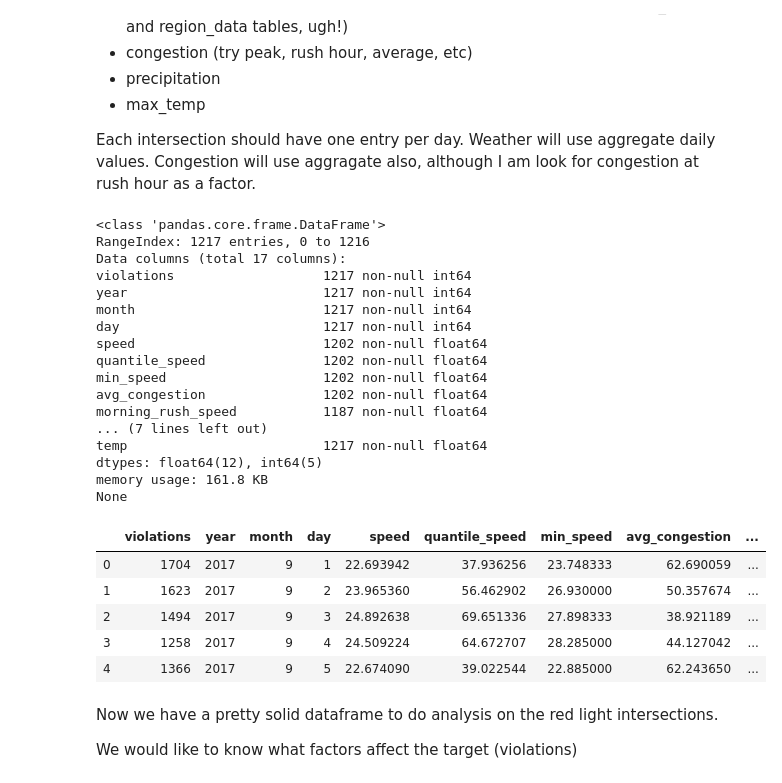
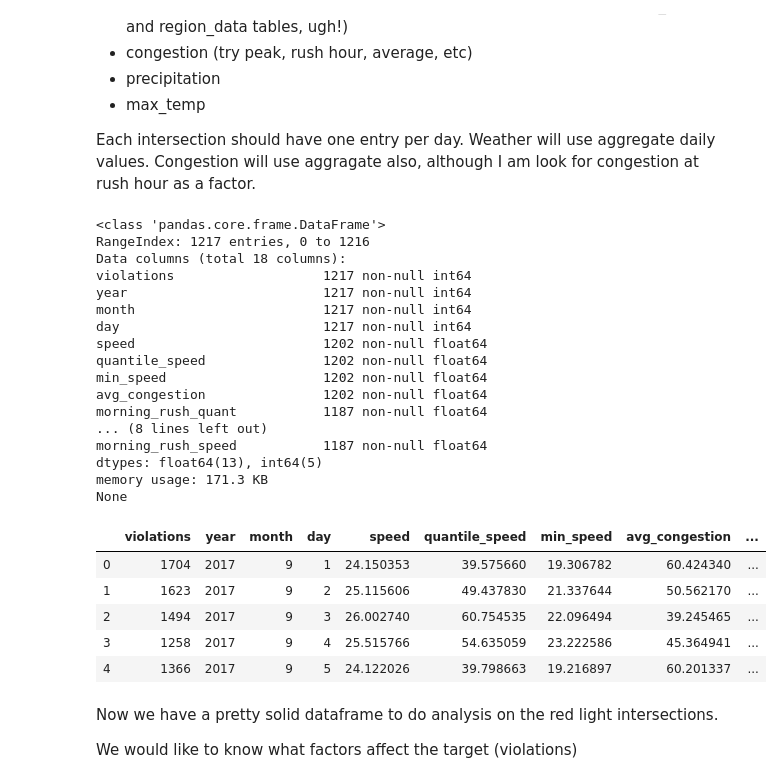
Before and after one commit to sciencelee/chicago-red-light-cameras, a Jupyter notebook: 03-linreg-models.ipynb, the cells around one changed output. Drawn from its saved outputs; the diff is of its cells as text; code cells hidden in the pictures.

```diff
--- a/03-linreg-models.ipynb
+++ b/03-linreg-models.ipynb
@@ -41,5 +66,5 @@ pd.options.display.max_rows = 100
 # %%
-conn = create_connection('database/rlc2.db')  # function from myfuncs file
+conn = create_connection('database/rlc.db')  # function from myfuncs file
 c = conn.cursor()
 # %% [output]
 sqlite3 version: 2.6.0
@@ -107,7 +702,8 @@ int_df = pd.read_sql_query('''
 WITH
     ah AS(
         SELECT *
-        FROM all_hours
+        FROM rlc_all_hours
+        GROUP by year, month, day
         ),
 
     v as
@@ -173,23 +769,23 @@ c as
              GROUP BY year, month, day, region_id
             )
 
-    SELECT allcg.speed,
-           allcg.min_speed,
-           allcg.region_id,
+    SELECT AVG(allcg.min_speed) as min_speed,
+            AVG(allcg.speed) as speed,
             allcg.month,
             allcg.day,
             allcg.weekday,
             allcg.year,
-            allcg.quantile_speed,
-            allcg.avg_congestion,
+            AVG(allcg.quantile_speed) as quantile_speed,
+            AVG(allcg.avg_congestion) as avg_congestion,
 
-            rh1.morning_rush_speed,
-            rh1.morning_rush_quant,
-            rh1.morning_rush_congestion,
+            AVG(rh1.morning_rush_speed) as morning_rush_hour,
+            AVG(rh1.morning_rush_quant) as morning_rush_quant ,
+            AVG(rh1.morning_rush_congestion) as morning_rush_congestion,
+            AVG(rh1.morning_rush_speed) as morning_rush_speed,
 
-            rh2.afternoon_rush_speed,
-            rh2.afternoon_rush_quant,
-            rh2.afternoon_rush_congestion
+            AVG(rh2.afternoon_rush_speed) as afternoon_rush_speed,
+            AVG(rh2.afternoon_rush_quant) as afternoon_rush_quant,
+            AVG(rh2.afternoon_rush_congestion) as afternoon_rush_congestion
 
      FROM allcg
      LEFT JOIN rh1
@@ -203,7 +799,8 @@ c as
          AND rh2.day = allcg.day
          AND rh2.region_id = allcg.region_id
 
-     ORDER BY allcg.year, allcg.month, allcg.day, allcg.region_id
+     GROUP BY allcg.year, allcg.month, allcg.day
+     ORDER BY allcg.year, allcg.month, allcg.day
 ),
 
 
@@ -216,6 +813,12 @@ c as
             year
      FROM hourly_weather
      GROUP BY year, month, day
+    ),
+cov as
+    (SELECT CAST(cases_total as INT) as cases_total,
+            lab_report_date
+    FROM daily_covid
+
     )
 
 SELECT  SUM(v.violations) as violations,
@@ -227,7 +830,6 @@ SELECT  SUM(v.violations) as violations,
         CAST(c.quantile_speed as REAL) as quantile_speed,
         CAST(c.min_speed as REAL) as min_speed,
         AVG(c.avg_congestion) as avg_congestion,
-        AVG(c.morning_rush_speed) as morning_rush_speed,
         AVG(c.morning_rush_quant) as morning_rush_quant,
         (AVG(c.morning_rush_congestion))/100 as morning_rush_congestion,
 
@@ -237,55 +839,66 @@ SELECT  SUM(v.violations) as violations,
 
         wx.weekday,
         wx.precip,
-        wx.temp
+        wx.temp,
+        cov.cases_total,
+        AVG(c.morning_rush_speed) as morning_rush_speed
+
+
 
 FROM v
+LEFT JOIN ah
+    ON v.year = ah.year
+    AND v.month = ah.month
+    AND v.day = ah.day
 LEFT JOIN ic
   ON v.intersection = ic.intersection
 LEFT JOIN c
   ON c.year = v.year
       AND c.month = v.month
       AND c.day = v.day
-      AND c.region_id = ic.region_id
 LEFT JOIN wx
   ON wx.year = v.year
       AND wx.month = v.month
       AND wx.day = v.day
+LEFT JOIN cov
+    ON DATE(cov.lab_report_date) = DATE(v.violation_date)
+
+
 WHERE v.violation_date >= \'2017-09-01\' AND v.violation_date <= \'2020-12-31\'
 
 GROUP BY v.year, v.month, v.day
 
 ORDER BY v.year, v.month, v.day
 
                                     ''', conn)
 
 # LOOKS GOOD!!
 print(int_df.info())
 int_df.head()
 # %% [output]
 <class 'pandas.core.frame.DataFrame'>
 RangeIndex: 1217 entries, 0 to 1216
-Data columns (total 17 columns):
+Data columns (total 18 columns):
 violations                   1217 non-null int64
 year                         1217 non-null int64
 month                        1217 non-null int64
 day                          1217 non-null int64
 speed                        1202 non-null float64
 quantile_speed               1202 non-null float64
 min_speed                    1202 non-null float64
 avg_congestion               1202 non-null float64
+morning_rush_quant           1187 non-null float64
+... (8 lines left out)
 morning_rush_speed           1187 non-null float64
-... (7 lines left out)
-temp                         1217 non-null float64
-dtypes: float64(12), int64(5)
-memory usage: 161.8 KB
+dtypes: float64(13), int64(5)
+memory usage: 171.3 KB
 None
 |  | violations | year | month | day | speed | quantile_speed | min_speed | avg_congestion | ... |
-| 0 | 1704 | 2017 | 9 | 1 | 22.693942 | 37.936256 | 23.748333 | 62.690059 | ... |
-| 1 | 1623 | 2017 | 9 | 2 | 23.965360 | 56.462902 | 26.930000 | 50.357674 | ... |
-| 2 | 1494 | 2017 | 9 | 3 | 24.892638 | 69.651336 | 27.898333 | 38.921189 | ... |
-| 3 | 1258 | 2017 | 9 | 4 | 24.509224 | 64.672707 | 28.285000 | 44.127042 | ... |
-| 4 | 1366 | 2017 | 9 | 5 | 22.674090 | 39.022544 | 22.885000 | 62.243650 | ... |
+| 0 | 1704 | 2017 | 9 | 1 | 24.150353 | 39.575660 | 19.306782 | 60.424340 | ... |
+| 1 | 1623 | 2017 | 9 | 2 | 25.115606 | 49.437830 | 21.337644 | 50.562170 | ... |
+| 2 | 1494 | 2017 | 9 | 3 | 26.002740 | 60.754535 | 22.096494 | 39.245465 | ... |
+| 3 | 1258 | 2017 | 9 | 4 | 25.515766 | 54.635059 | 23.222586 | 45.364941 | ... |
+| 4 | 1366 | 2017 | 9 | 5 | 24.122026 | 39.798663 | 19.216897 | 60.201337 | ... |
 # %% [markdown]
 Now we have a pretty solid dataframe to do analysis on the red light intersections.
 
```
Also changed, not shown: parts of 72 cells of this notebook, 2 other files.
